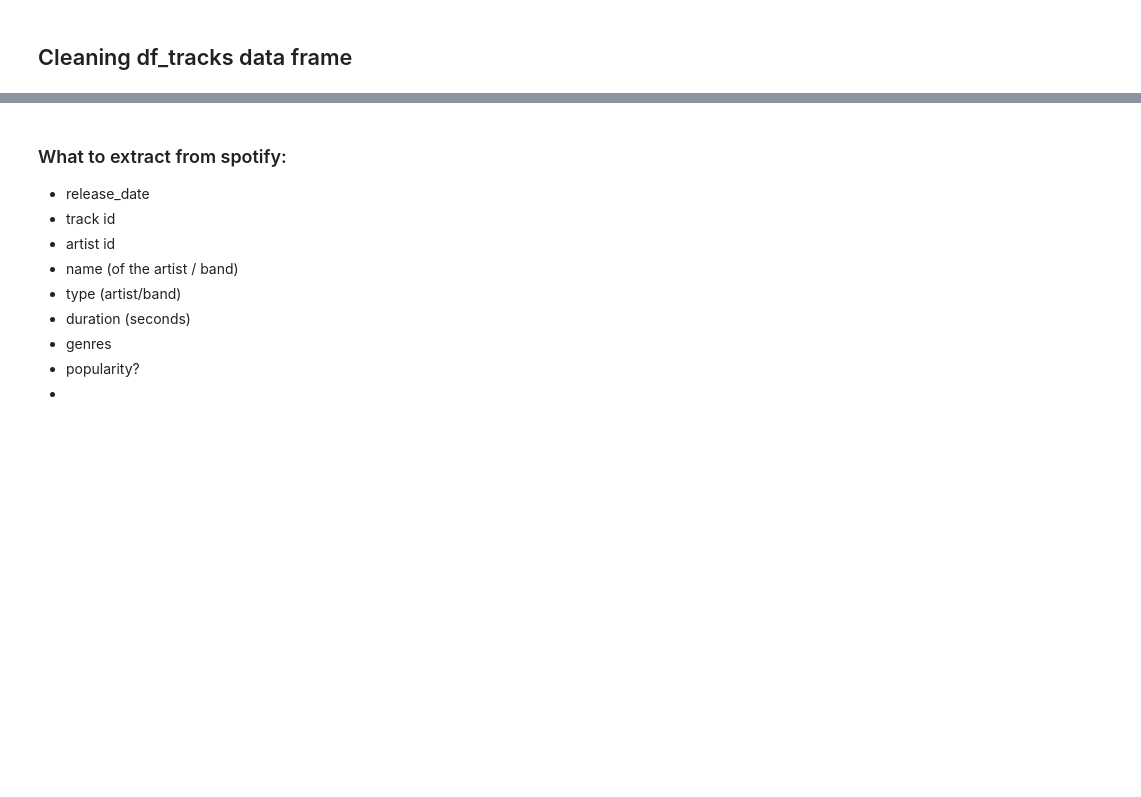
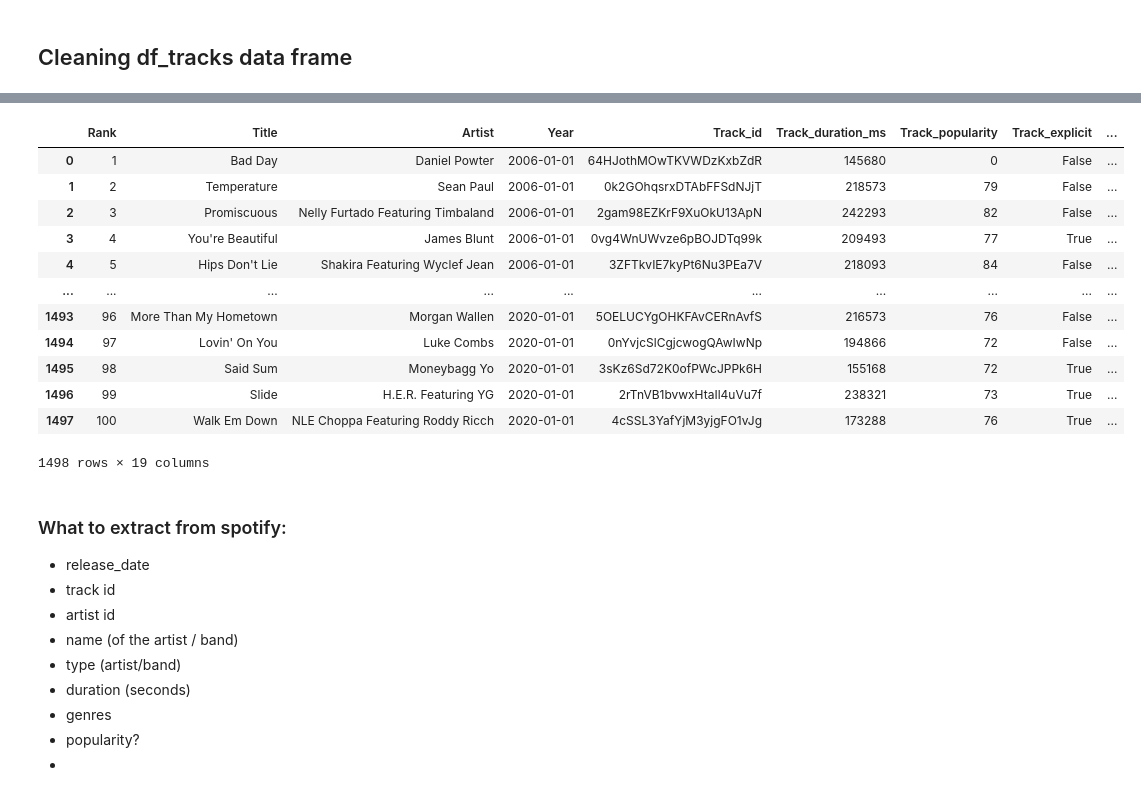
Before and after one commit to marukas-py/Top-songs-2006-2020, a Jupyter notebook: Songs_trends_2006_2020.ipynb, the cells around one changed output, grey strips where cells are left out. Drawn from its saved outputs; the diff is of its cells as text; code cells hidden in the pictures; blank space fills up the shorter version.

```diff
--- a/Songs_trends_2006_2020.ipynb
+++ b/Songs_trends_2006_2020.ipynb
@@ -342,0 +339,2 @@ memory usage: 232.3+ KB
+# %%
+df_merged.Rank = pd.to_numeric(df_merged.Rank)
@@ -342,0 +366,2 @@ memory usage: 232.3+ KB
+# %%
+df_merged.Year = pd.to_datetime(df_merged.Year)
@@ -343,3 +388,19 @@ memory usage: 232.3+ KB
+# %%
+df_merged
+# %% [output]
+|  | Rank | Title | Artist | Year | Track_id | Track_duration_ms | Track_popularity | Track_explicit | ... |
+| 0 | 1 | Bad Day | Daniel Powter | 2006-01-01 | 64HJothMOwTKVWDzKxbZdR | 145680 | 0 | False | ... |
+| 1 | 2 | Temperature | Sean Paul | 2006-01-01 | 0k2GOhqsrxDTAbFFSdNJjT | 218573 | 79 | False | ... |
+| 2 | 3 | Promiscuous | Nelly Furtado Featuring Timbaland | 2006-01-01 | 2gam98EZKrF9XuOkU13ApN | 242293 | 82 | False | ... |
+| 3 | 4 | You're Beautiful | James Blunt | 2006-01-01 | 0vg4WnUWvze6pBOJDTq99k | 209493 | 77 | True | ... |
+| 4 | 5 | Hips Don't Lie | Shakira Featuring Wyclef Jean | 2006-01-01 | 3ZFTkvIE7kyPt6Nu3PEa7V | 218093 | 84 | False | ... |
+| ... | ... | ... | ... | ... | ... | ... | ... | ... | ... |
+| 1493 | 96 | More Than My Hometown | Morgan Wallen | 2020-01-01 | 5OELUCYgOHKFAvCERnAvfS | 216573 | 76 | False | ... |
+| 1494 | 97 | Lovin' On You | Luke Combs | 2020-01-01 | 0nYvjcSlCgjcwogQAwIwNp | 194866 | 72 | False | ... |
+| 1495 | 98 | Said Sum | Moneybagg Yo | 2020-01-01 | 3sKz6Sd72K0ofPWcJPPk6H | 155168 | 72 | True | ... |
+| 1496 | 99 | Slide | H.E.R. Featuring YG | 2020-01-01 | 2rTnVB1bvwxHtaIl4uVu7f | 238321 | 73 | True | ... |
+| 1497 | 100 | Walk Em Down | NLE Choppa Featuring Roddy Ricch | 2020-01-01 | 4cSSL3YafYjM3yjgFO1vJg | 173288 | 76 | True | ... |
+1498 rows × 19 columns
 # %% [markdown]
 ### What to extract from spotify:
 - release_date
```
Also changed, not shown: parts of 35 cells of this notebook.
